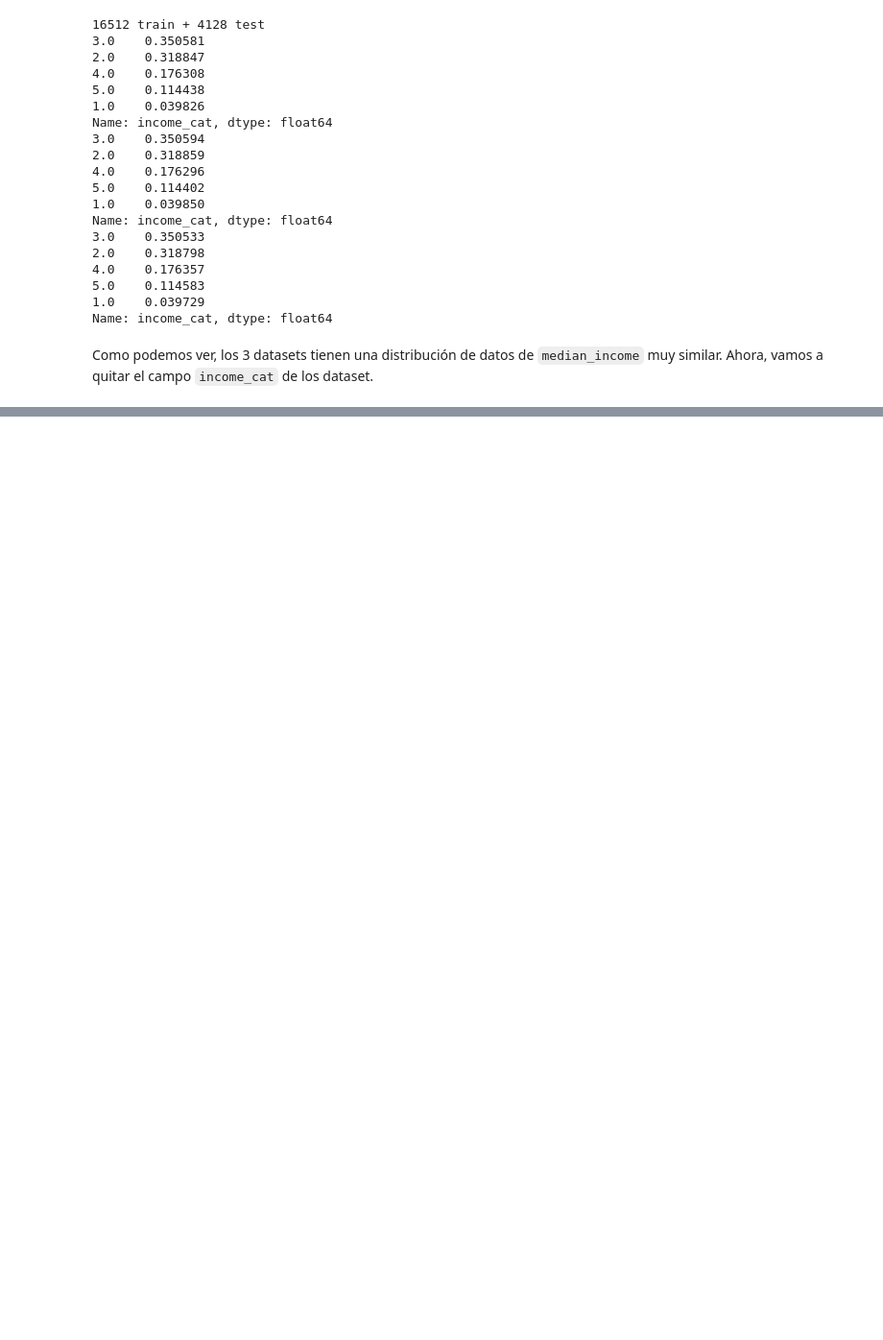
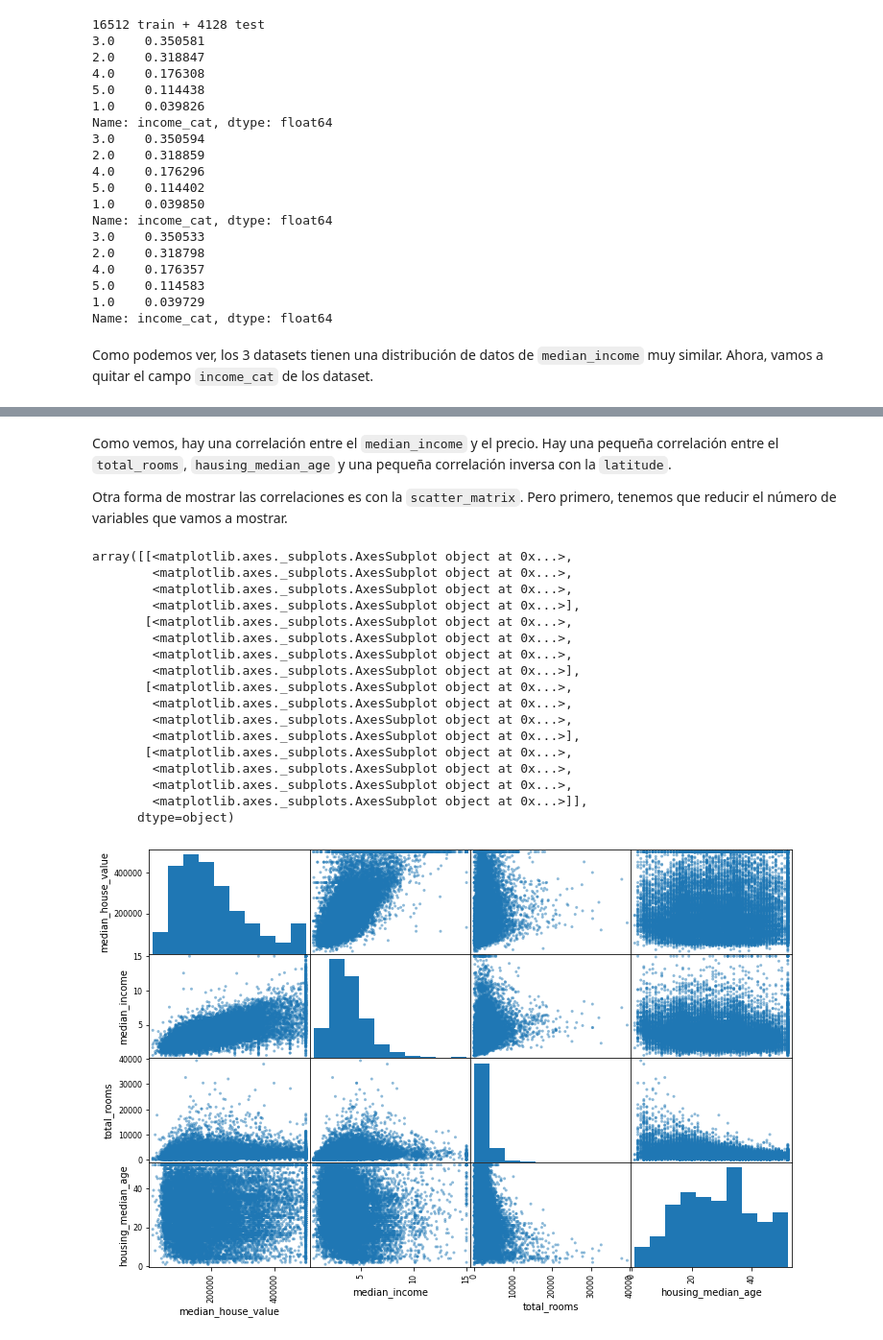
Before and after one commit to ikeinyyo/HandsOnMachineLearning, a Jupyter notebook: chapter-002/01 - Housing.ipynb, the cells around one changed output, grey strips where cells are left out. Shown: that part at 96% size. Drawn from its saved outputs; the diff is of its cells as text; code cells hidden in the pictures; blank space fills up the shorter version.

```diff
--- a/chapter-002/01 - Housing.ipynb
+++ b/chapter-002/01 - Housing.ipynb
@@ -190,0 +232,28 @@ for set in (strat_train_set, strat_test_set):
+# %% [markdown]
+Como vemos, hay una correlación entre el `median_income` y el precio. Hay una pequeña correlación entre el `total_rooms`, `hausing_median_age` y una pequeña correlación inversa con la  `latitude`.
+
+Otra forma de mostrar las correlaciones es con la `scatter_matrix`. Pero primero, tenemos que reducir el número de variables que vamos a mostrar.
+# %%
+from pandas.plotting import scatter_matrix
+
+attributes = ['median_house_value', 'median_income', 'total_rooms', 'housing_median_age']
+scatter_matrix(df[attributes], figsize=(12,8))
+# %% [output]
+array([[<matplotlib.axes._subplots.AxesSubplot object at 0x...>,
+        <matplotlib.axes._subplots.AxesSubplot object at 0x...>,
+        <matplotlib.axes._subplots.AxesSubplot object at 0x...>,
+        <matplotlib.axes._subplots.AxesSubplot object at 0x...>],
+       [<matplotlib.axes._subplots.AxesSubplot object at 0x...>,
+        <matplotlib.axes._subplots.AxesSubplot object at 0x...>,
+        <matplotlib.axes._subplots.AxesSubplot object at 0x...>,
+        <matplotlib.axes._subplots.AxesSubplot object at 0x...>],
+       [<matplotlib.axes._subplots.AxesSubplot object at 0x...>,
+        <matplotlib.axes._subplots.AxesSubplot object at 0x...>,
+        <matplotlib.axes._subplots.AxesSubplot object at 0x...>,
+        <matplotlib.axes._subplots.AxesSubplot object at 0x...>],
+       [<matplotlib.axes._subplots.AxesSubplot object at 0x...>,
+        <matplotlib.axes._subplots.AxesSubplot object at 0x...>,
+        <matplotlib.axes._subplots.AxesSubplot object at 0x...>,
+        <matplotlib.axes._subplots.AxesSubplot object at 0x...>]],
+      dtype=object)
+[figure, added]
```
Also changed, not shown: parts of 20 cells of this notebook.
